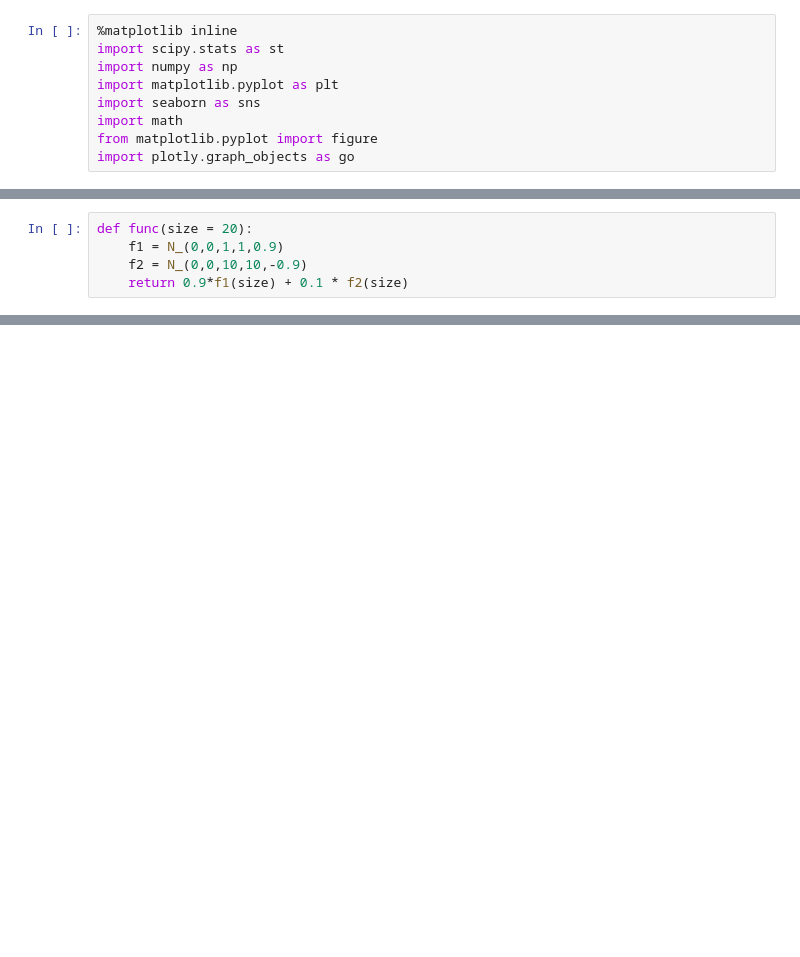
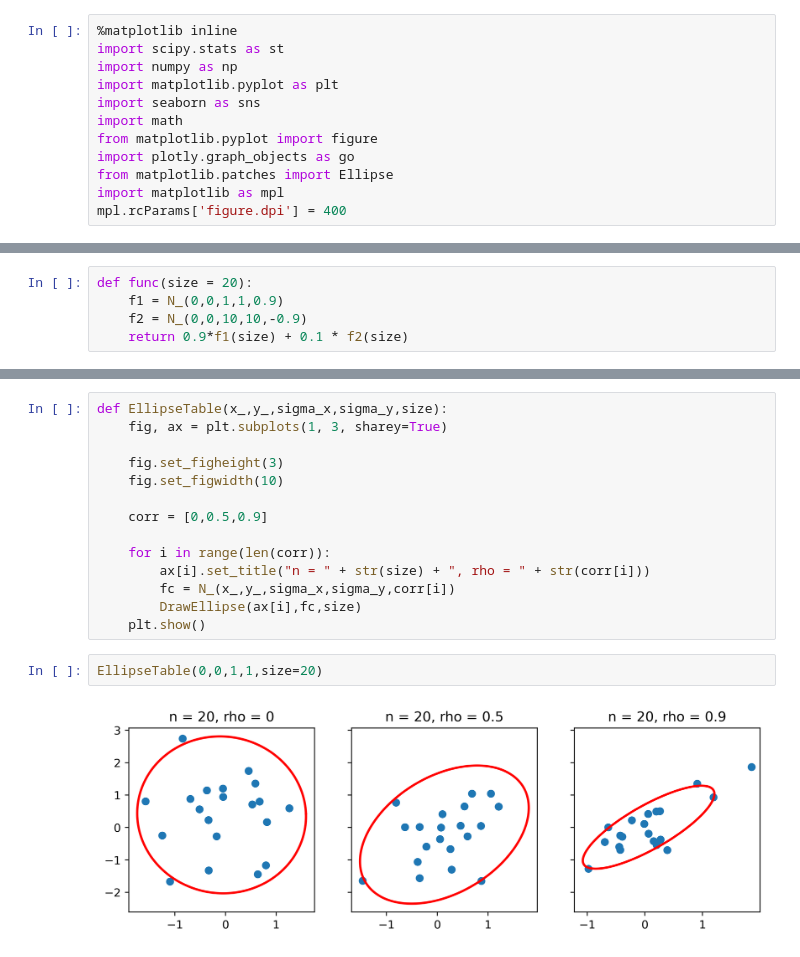
Before and after one commit to IIlya-ipti/MathStat, a Jupyter notebook: Lab5-8/lab5.ipynb, the cells around one changed output, grey strips where cells are left out. Cells and saved outputs as stored; diff of their text form; blank space fills up the shorter version.

```diff
--- a/Lab5-8/lab5.ipynb
+++ b/Lab5-8/lab5.ipynb
@@ -7,6 +7,9 @@ import seaborn as sns
 import math
 from matplotlib.pyplot import figure
 import plotly.graph_objects as go
+from matplotlib.patches import Ellipse
+import matplotlib as mpl
+mpl.rcParams['figure.dpi'] = 400
 # %%
 def N_(x_,y_,sigma_x,sigma_y,corr):
     mean = [x_,y_]
@@ -205,0 +293,18 @@ Draw(func,100)
+# %%
+def EllipseTable(x_,y_,sigma_x,sigma_y,size):
+    fig, ax = plt.subplots(1, 3, sharey=True)
+
+    fig.set_figheight(3)
+    fig.set_figwidth(10)
+
+    corr = [0,0.5,0.9]
+
+    for i in range(len(corr)):
+        ax[i].set_title("n = " + str(size) + ", rho = " + str(corr[i]))
+        fc = N_(x_,y_,sigma_x,sigma_y,corr[i])
+        DrawEllipse(ax[i],fc,size)
+    plt.show()
+# %%
+EllipseTable(0,0,1,1,size=20)
+# %% [output]
+[figure, added]
```
Also changed, not shown: parts of 5 cells of this notebook, 2 other files.
